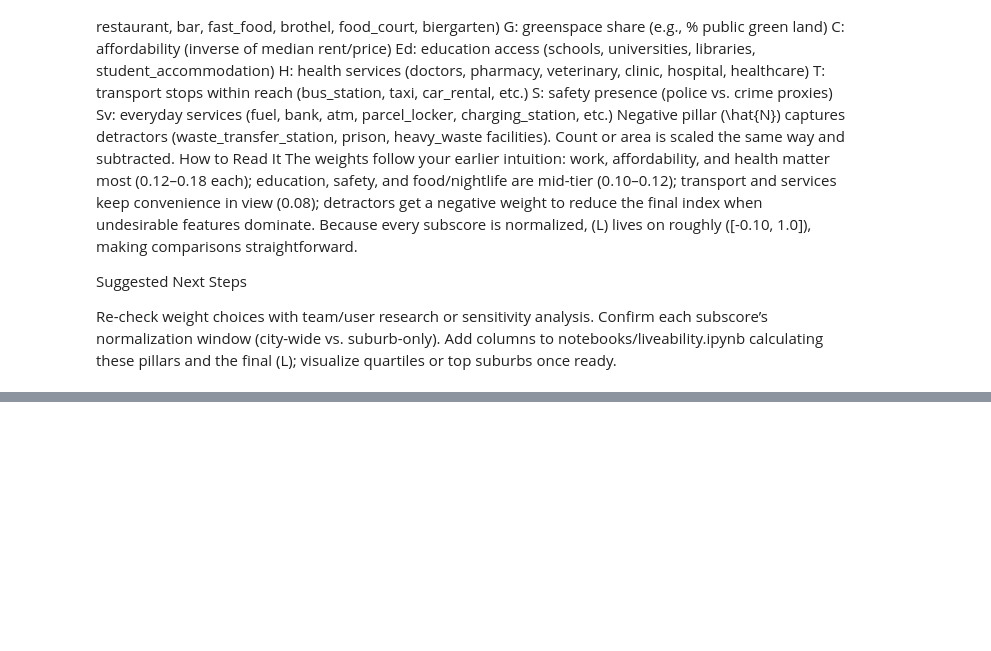
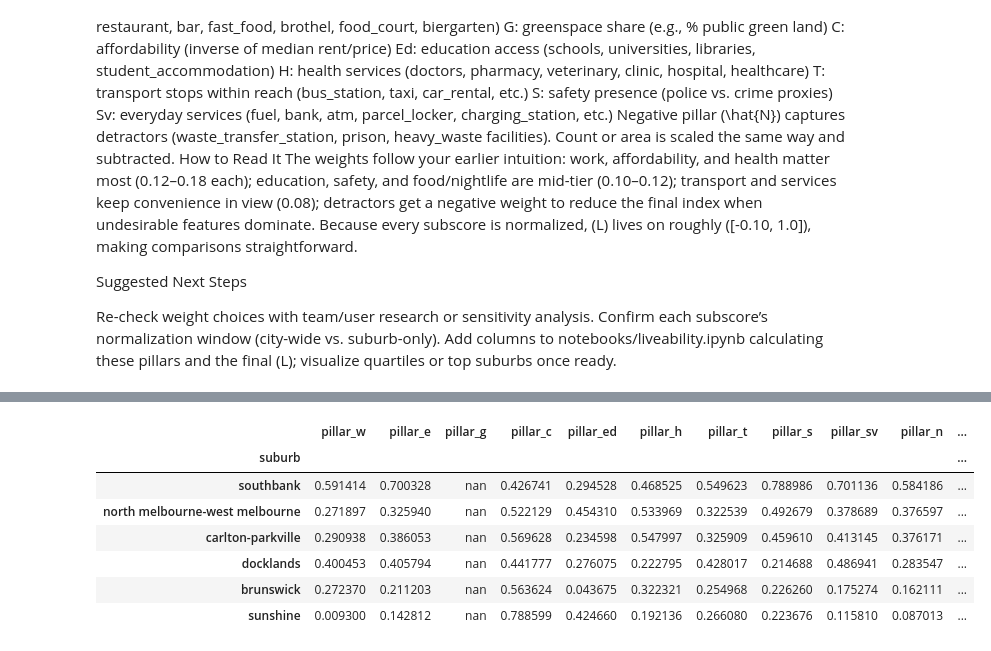
Before and after one commit to jackshee/real-estate-industry-project-public-version, a Jupyter notebook: notebooks/liveability.ipynb, the cells around one changed output, grey strips where cells are left out. Cells and saved outputs as stored; diff of their text form; code cells hidden in the pictures; blank space fills up the shorter version.

```diff
--- a/notebooks/liveability.ipynb
+++ b/notebooks/liveability.ipynb
@@ -39,0 +846,17 @@ Add columns to notebooks/liveability.ipynb calculating these pillars and the fin
+# %%
+top6 = suburb_df.loc[:, [
+    "pillar_w", "pillar_e", "pillar_g", "pillar_c", "pillar_ed",
+    "pillar_h", "pillar_t", "pillar_s", "pillar_sv", "pillar_n",
+    "livability_score"
+]].head(6)
+
+top6.style.format({"livability_score": "{:.3f}"})  # optional formatting in notebooks
+# %% [output]
+|  | pillar_w | pillar_e | pillar_g | pillar_c | pillar_ed | pillar_h | pillar_t | pillar_s | pillar_sv | pillar_n | ... |
+| suburb |  |  |  |  |  |  |  |  |  |  | ... |
+| southbank | 0.591414 | 0.700328 | nan | 0.426741 | 0.294528 | 0.468525 | 0.549623 | 0.788986 | 0.701136 | 0.584186 | ... |
+| north melbourne-west melbourne | 0.271897 | 0.325940 | nan | 0.522129 | 0.454310 | 0.533969 | 0.322539 | 0.492679 | 0.378689 | 0.376597 | ... |
+| carlton-parkville | 0.290938 | 0.386053 | nan | 0.569628 | 0.234598 | 0.547997 | 0.325909 | 0.459610 | 0.413145 | 0.376171 | ... |
+| docklands | 0.400453 | 0.405794 | nan | 0.441777 | 0.276075 | 0.222795 | 0.428017 | 0.214688 | 0.486941 | 0.283547 | ... |
+| brunswick | 0.272370 | 0.211203 | nan | 0.563624 | 0.043675 | 0.322321 | 0.254968 | 0.226260 | 0.175274 | 0.162111 | ... |
+| sunshine | 0.009300 | 0.142812 | nan | 0.788599 | 0.424660 | 0.192136 | 0.266080 | 0.223676 | 0.115810 | 0.087013 | ... |
```
Also changed, not shown: parts of 8 cells of this notebook, 4 other files.
